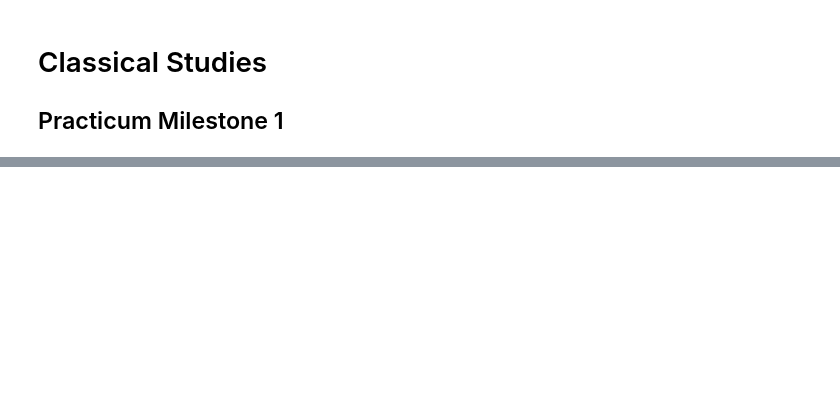
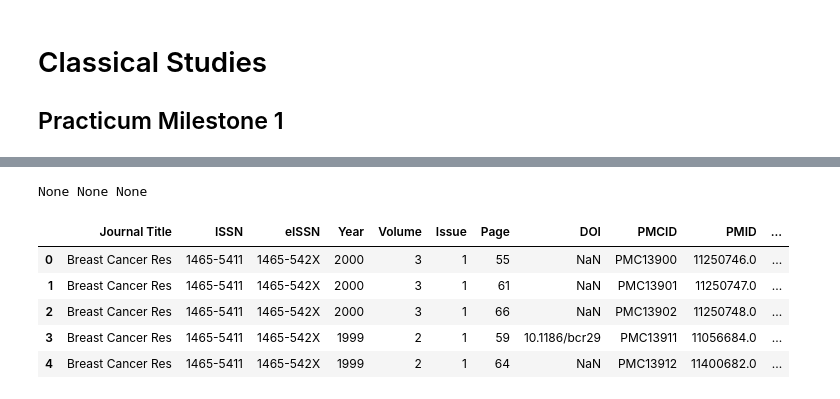
Before and after one commit to Jonathan-Alexander/ClassicalStudies, a Jupyter notebook: classical-studies-milestone1.ipynb, the cells around one changed output, grey strips where cells are left out. Cells and saved outputs as stored; diff of their text form; code cells hidden in the pictures; blank space fills up the shorter version.

```diff
--- a/classical-studies-milestone1.ipynb
+++ b/classical-studies-milestone1.ipynb
@@ -9,0 +42,21 @@ import csv
+# %%
+# The data is held in a pandas dataframe, find out how many rows (records) are in the csv file
+# https://pandas.pydata.org/pandas-docs/stable/reference/frame.html
+
+shape = None #TODO
+rows = None #TODO
+columns = None #TODO
+
+print(shape, rows, columns)
+# %% [output]
+None None None
+# %%
+# Look at first few rows
+table.head()
+# %% [output]
+|  | Journal Title | ISSN | eISSN | Year | Volume | Issue | Page | DOI | PMCID | PMID | ... |
+| 0 | Breast Cancer Res | 1465-5411 | 1465-542X | 2000 | 3 | 1 | 55 | NaN | PMC13900 | 11250746.0 | ... |
+| 1 | Breast Cancer Res | 1465-5411 | 1465-542X | 2000 | 3 | 1 | 61 | NaN | PMC13901 | 11250747.0 | ... |
+| 2 | Breast Cancer Res | 1465-5411 | 1465-542X | 2000 | 3 | 1 | 66 | NaN | PMC13902 | 11250748.0 | ... |
+| 3 | Breast Cancer Res | 1465-5411 | 1465-542X | 1999 | 2 | 1 | 59 | 10.1186/bcr29 | PMC13911 | 11056684.0 | ... |
+| 4 | Breast Cancer Res | 1465-5411 | 1465-542X | 1999 | 2 | 1 | 64 | NaN | PMC13912 | 11400682.0 | ... |
```
Also changed, not shown: parts of 17 cells of this notebook.
